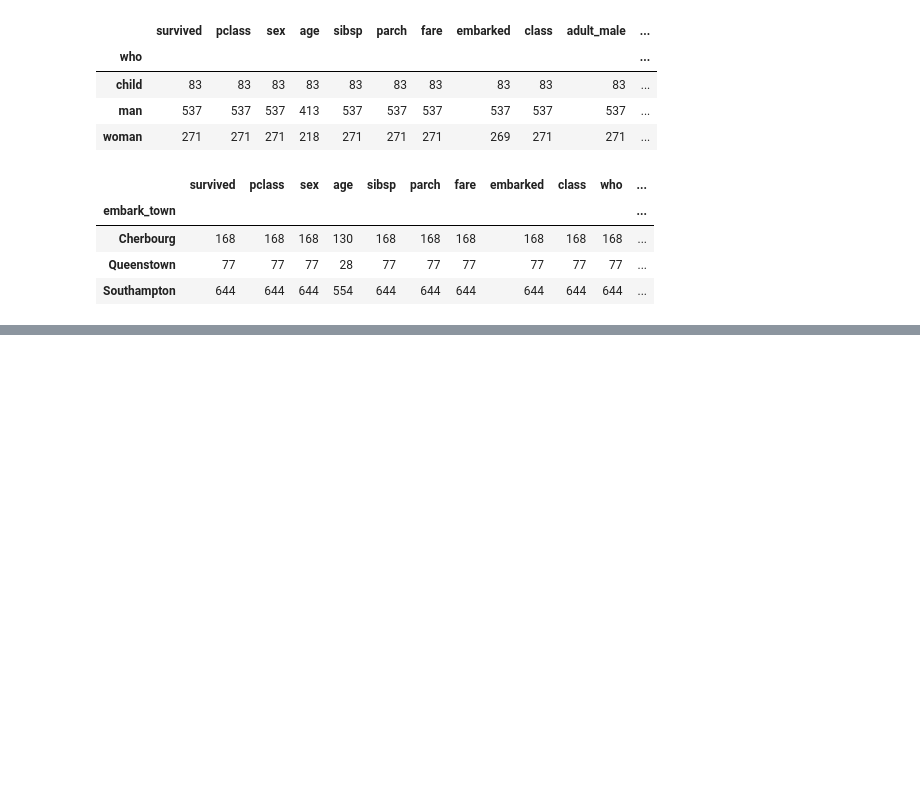
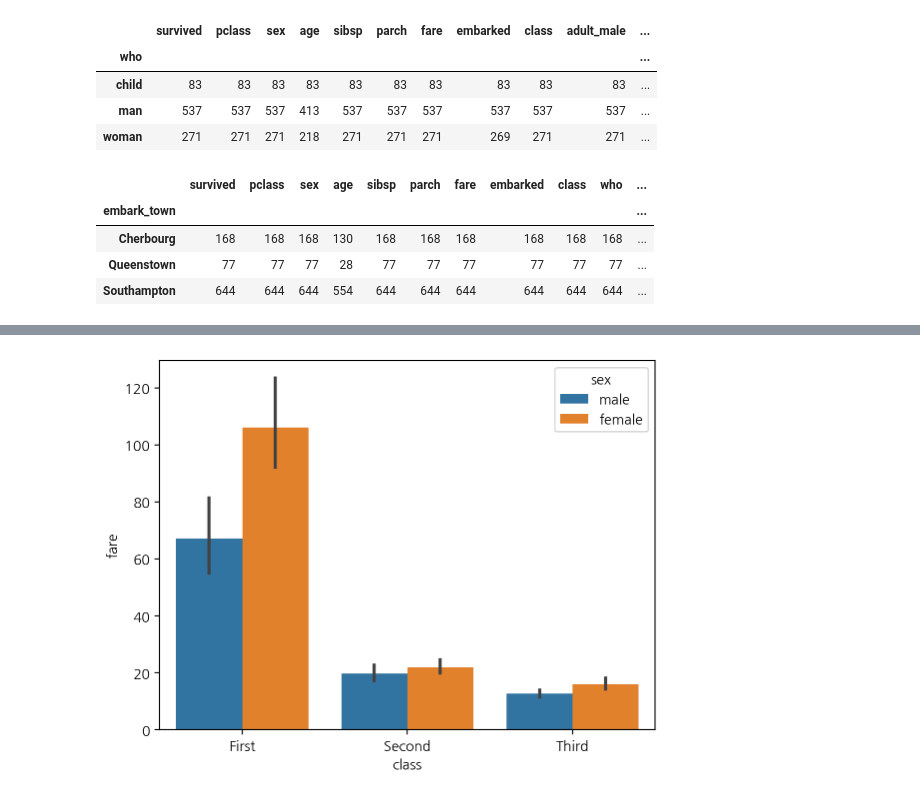
Before and after one commit to rlawnsqja2/2024-1-my-BDA, a Jupyter notebook: inclass/02w_0319_tue_dataframe_basic.ipynb, the cells around one changed output, grey strips where cells are left out. Saved outputs shown, nothing was run; the diff lists cells and outputs as text; code cells hidden in the pictures; blank space fills up the shorter version.

```diff
--- a/inclass/02w_0319_tue_dataframe_basic.ipynb
+++ b/inclass/02w_0319_tue_dataframe_basic.ipynb
@@ -273,0 +304,4 @@ titanic.groupby('embark_town').count()
+# %%
+sns.barplot(titanic, x="class", y="fare", hue="sex"); # 높이: 평균
+# %% [output]
+[figure, added]
```
Also changed, not shown: parts of 60 cells of this notebook.
